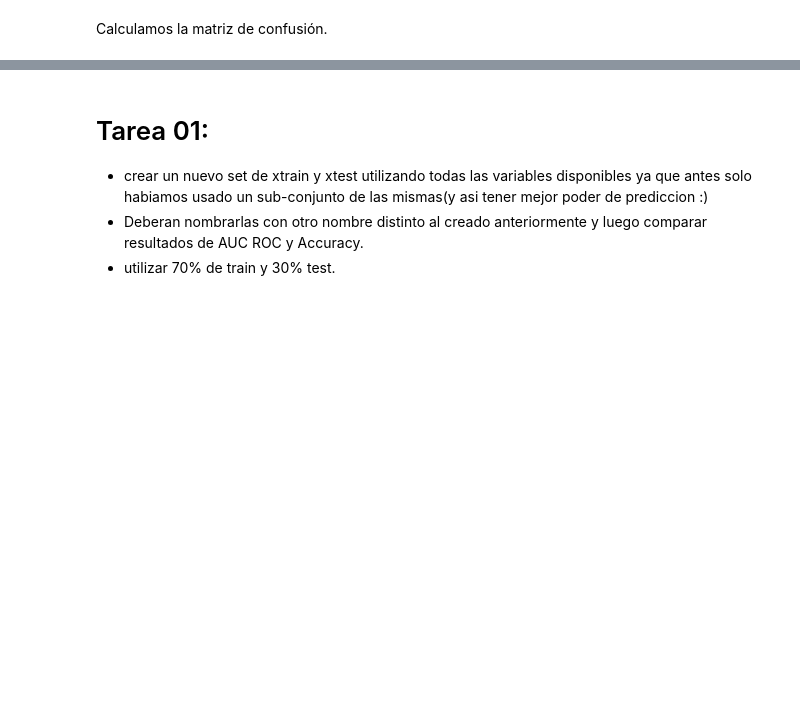
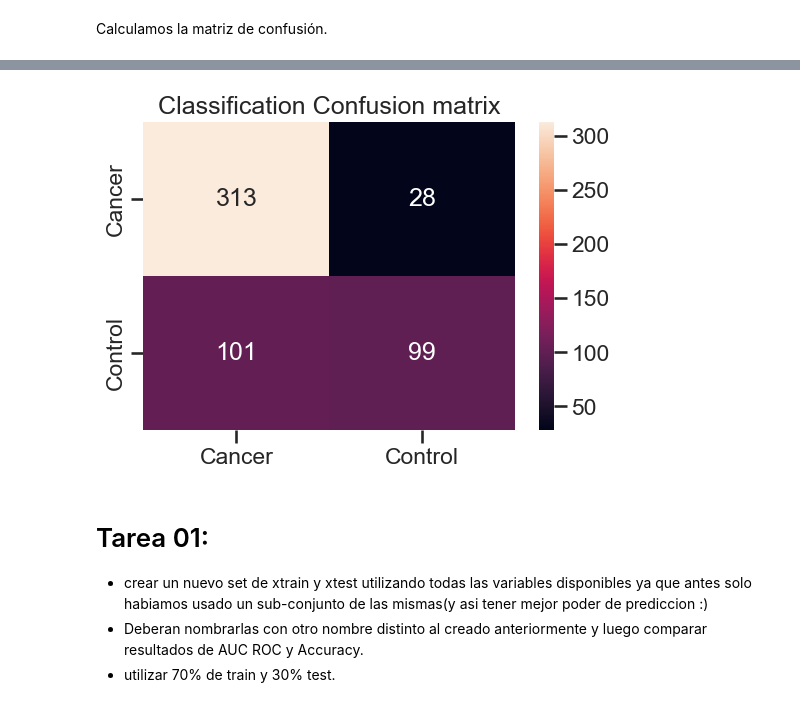
Before and after one commit to clusterai/Ciencia-de-Datos-UTN-FRBA, a Jupyter notebook: clase03/clusterai_clase03_clasificacion_breast.ipynb, the cells around one changed output, grey strips where cells are left out. Saved outputs shown, nothing was run; the diff lists cells and outputs as text; code cells hidden in the pictures; blank space fills up the shorter version.

```diff
--- a/clase03/clusterai_clase03_clasificacion_breast.ipynb
+++ b/clase03/clusterai_clase03_clasificacion_breast.ipynb
@@ -204,7 +212,7 @@ model_lr.fit(xtrain_scal, ytrain)
 Hago prediccion de los datos de test (sin utilizar las etiquetas).
 # %%
 # Genero predicciones con mi modelo entrenado para las muestras de Test, utilizando solo Xtest
-ypred = model_lr.predict(xtest_scal)
+ypred = model_knn.predict(xtest_scal)
 # %%
 # visualizamos en pantalla el resultado de las predicciones para cada muestra del conjunto de test
 ypred
@@ -242,9 +277,11 @@ cm
 # %%
 df_cm = pd.DataFrame(cm, index = ['Cancer', 'Control'], columns = ['Cancer', 'Control'])
 plt.figure(figsize = (6,4))
-sns.heatmap(df_cm, annot=True)
+sns.heatmap(df_cm, annot=True, fmt='d')
 plt.title('Classification Confusion matrix')
 plt.show()
+# %% [output]
+[figure, added]
 # %% [markdown]
 # Tarea 01:
 - crear un nuevo set de xtrain y xtest utilizando todas las variables disponibles ya que antes solo habiamos usado un sub-conjunto de las mismas(y asi tener mejor poder de prediccion :)
```
Also changed, not shown: parts of 18 cells of this notebook.
